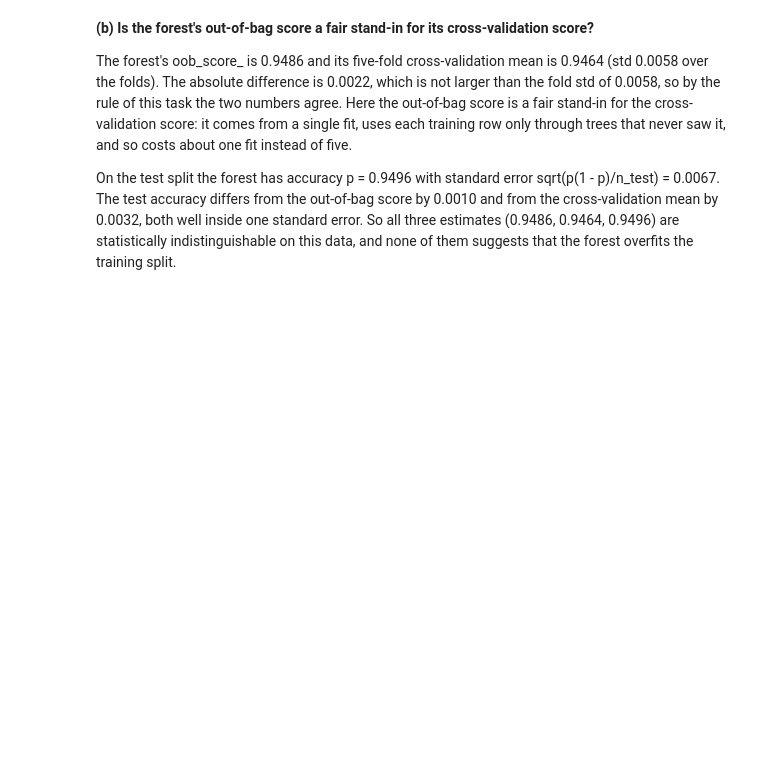
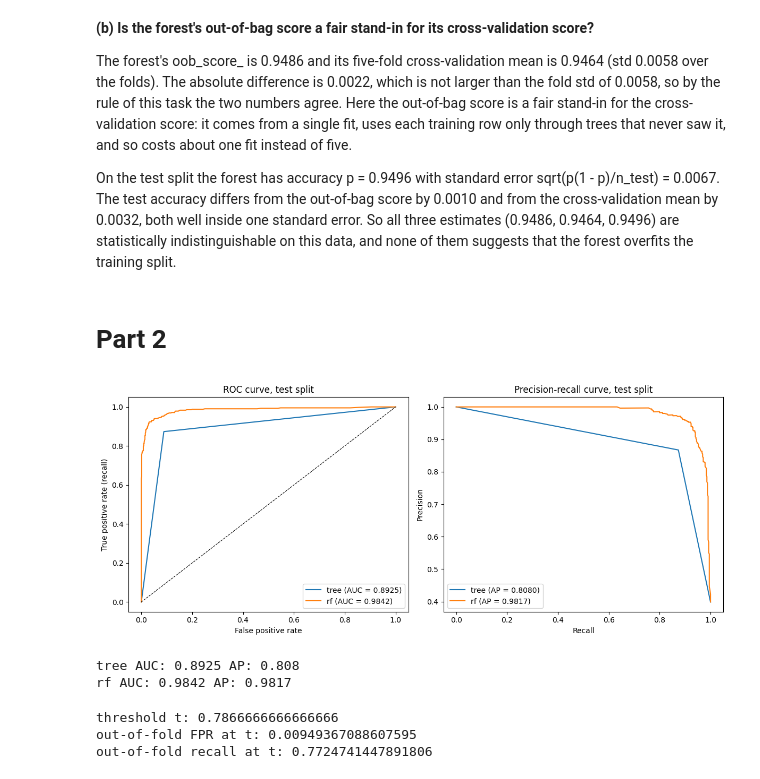
Before and after one commit to aziko04042006-hue/zhumanov_ML_task_4, a Jupyter notebook: zhumanov_task4.ipynb, the cells around one changed output. Cells and saved outputs as stored; diff of their text form; code cells hidden in the pictures; blank space fills up the shorter version.

Commit message:
Part 2: curves, threshold and importances

```diff
--- a/zhumanov_task4.ipynb
+++ b/zhumanov_task4.ipynb
@@ -187,3 +187,71 @@ agree (<= CV std): True
 The forest's oob_score_ is 0.9486 and its five-fold cross-validation mean is 0.9464 (std 0.0058 over the folds). The absolute difference is 0.0022, which is not larger than the fold std of 0.0058, so by the rule of this task the two numbers agree. Here the out-of-bag score is a fair stand-in for the cross-validation score: it comes from a single fit, uses each training row only through trees that never saw it, and so costs about one fit instead of five.
 
 On the test split the forest has accuracy p = 0.9496 with standard error sqrt(p(1 - p)/n_test) = 0.0067. The test accuracy differs from the out-of-bag score by 0.0010 and from the cross-validation mean by 0.0032, both well inside one standard error. So all three estimates (0.9486, 0.9464, 0.9496) are statistically indistinguishable on this data, and none of them suggests that the forest overfits the training split.
+# %% [markdown]
+# Part 2
+# %%
+import matplotlib.pyplot as plt
+from sklearn.metrics import (roc_curve, roc_auc_score,
+                             precision_recall_curve, average_precision_score)
+
+tree.fit(X_train, y_train)
+rf.fit(X_train, y_train)
+
+scores = {
+    "tree": tree.predict_proba(X_test)[:, 1],
+    "rf": rf.predict_proba(X_test)[:, 1],
+}
+
+fig, axes = plt.subplots(1, 2, figsize=(12, 5))
+
+for name, s in scores.items():
+    fpr, tpr, _ = roc_curve(y_test, s)
+    auc = roc_auc_score(y_test, s)
+    axes[0].plot(fpr, tpr, label=f"{name} (AUC = {auc:.4f})")
+
+    prec, rec, _ = precision_recall_curve(y_test, s)
+    ap = average_precision_score(y_test, s)
+    axes[1].plot(rec, prec, label=f"{name} (AP = {ap:.4f})")
+
+axes[0].plot([0, 1], [0, 1], "k--", linewidth=0.8)
+axes[0].set_xlabel("False positive rate")
+axes[0].set_ylabel("True positive rate (recall)")
+axes[0].set_title("ROC curve, test split")
+axes[0].legend(loc="lower right")
+
+axes[1].set_xlabel("Recall")
+axes[1].set_ylabel("Precision")
+axes[1].set_title("Precision-recall curve, test split")
+axes[1].legend(loc="lower left")
+
+plt.tight_layout()
+plt.show()
+
+for name, s in scores.items():
+    print(name, "AUC:", round(roc_auc_score(y_test, s), 4),
+          "AP:", round(average_precision_score(y_test, s), 4))
+# %% [output]
+[figure, added]
+tree AUC: 0.8925 AP: 0.808
+rf AUC: 0.9842 AP: 0.9817
+# %%
+from sklearn.model_selection import cross_val_predict
+from sklearn.metrics import roc_curve
+
+oof = cross_val_predict(rf, X_train, y_train, cv=cv, method="predict_proba")[:, 1]
+
+fpr_oof, tpr_oof, thr_oof = roc_curve(y_train, oof, drop_intermediate=False)
+
+ok = fpr_oof <= 0.01
+best_recall = tpr_oof[ok].max()
+candidates = ok & (tpr_oof == best_recall)
+t = thr_oof[candidates].max()      # largest threshold among those with the best recall
+
+i = np.where(thr_oof == t)[0][0]
+print("threshold t:", t)
+print("out-of-fold FPR at t:", fpr_oof[i])
+print("out-of-fold recall at t:", tpr_oof[i])
+# %% [output]
+threshold t: 0.7866666666666666
+out-of-fold FPR at t: 0.00949367088607595
+out-of-fold recall at t: 0.7724741447891806
```
Also changed, not shown: parts of 3 cells of this notebook.
